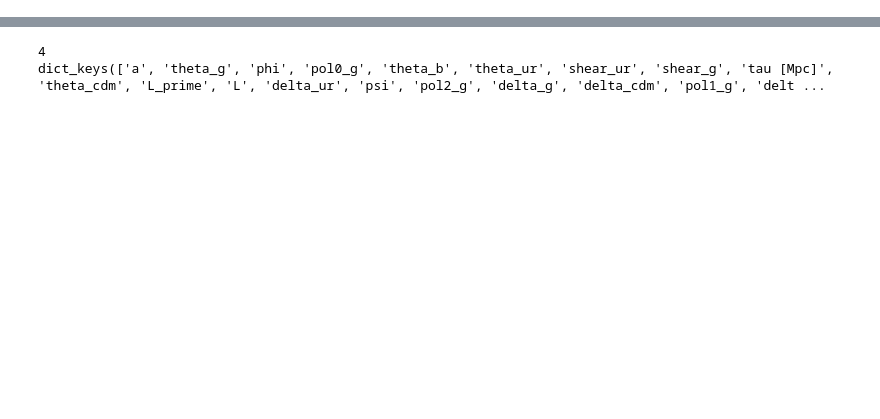
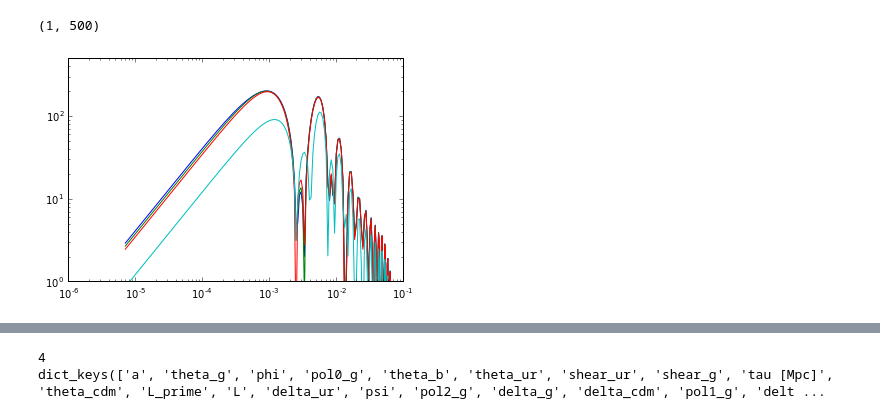
Before and after one commit to ThomasTram/CLASSmods, a Jupyter notebook: Plot_Spatial_Gauge.ipynb, the cells around one changed output, grey strips where cells are left out. Saved outputs shown, nothing was run; the diff lists cells and outputs as text; code cells hidden in the pictures; blank space fills up the shorter version.

```diff
--- a/Plot_Spatial_Gauge.ipynb
+++ b/Plot_Spatial_Gauge.ipynb
@@ -29,0 +63,11 @@ plt.ylim([1e-2,10])
+# %%
+k = tks0['k (h/Mpc)']*cosmo.h()
+plt.loglog(k,np.abs(tks0['L_prime']/tks0['L_prime']  *tks0['L'] ),
+           k,np.abs(tks0['L_prime']/tks5['L_prime']*tks5['L'] ),
+          k,np.abs(tks0['L_prime']/tks10['L_prime'] *tks10['L'] ),
+          k,np.abs(tks0['L_prime']/tks50['L_prime']*tks50['L'] ),
+          k,np.abs(tks0['L_prime']/tks100['L_prime'] *tks100['L'] ))
+plt.ylim([1,500])
+# %% [output]
+(1, 500)
+[figure, added]
```
Also changed, not shown: parts of 9 cells of this notebook, 2 other files.
